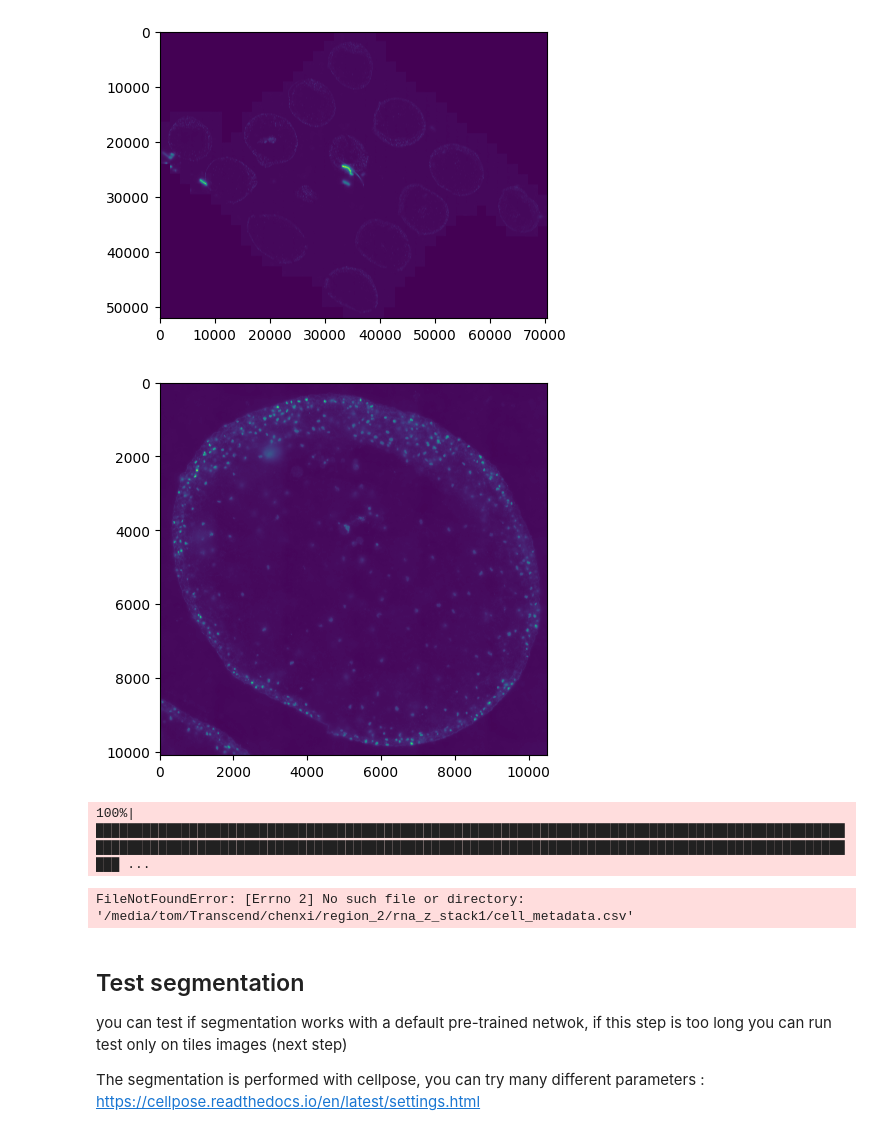
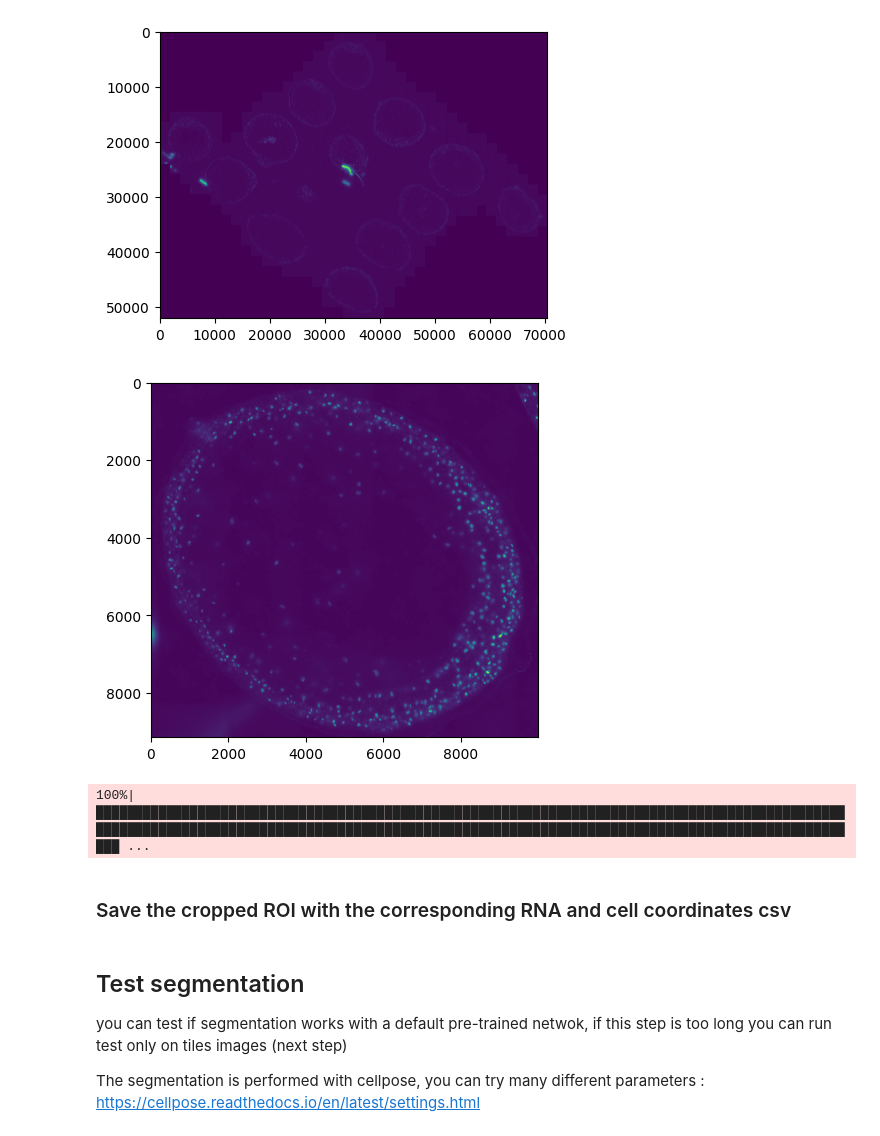
Before and after one commit to tdefa/t_me, a Jupyter notebook: Tutorial chenxi -Vizualization and segmentation.ipynb, the cells around one changed output. Saved outputs shown, nothing was run; the diff lists cells and outputs as text; code cells hidden in the pictures.

```diff
--- a/Tutorial chenxi -Vizualization and segmentation.ipynb
+++ b/Tutorial chenxi -Vizualization and segmentation.ipynb
@@ -35,7 +44,7 @@ To register the spots with this images you have to use the "manifest.json" file
 # %%
 ##### TO COMPLETE WITH YOUR PATH
 
-path_to_region = "/media/tom/Transcend1/chenxi/region_2"
+path_to_region = "/media/tom/Transcend/chenxi/region_1"
 path_to_save_csv_rna = path_to_region + "/rna_z_stack1"
 
 # create the folder to save the registered CSV
@@ -103,17 +113,19 @@ ax.imshow(Cellbound2)
 plt.show()
 # %% [output]
 [figure]
+# %%
+### select the coordinates of the ROI you want
+crop_min_x = 18500
+crop_max_x = 28500
+crop_min_y = 4800
+crop_max_y = 13950
 # %%
-### select the coordinates of the ROI you want
-crop_min_x = 48500
-crop_max_x = 59000
-crop_min_y = 20100
-crop_max_y = 30200
+
 fig, ax = plt.subplots(1, 1, figsize=(5, 5))
 ax.imshow(Cellbound2[crop_min_y:crop_max_y,crop_min_x:crop_max_x])
 plt.show()
 # %% [output]
-[figure, old version]
+[figure, new version]
 # %%
 #### save the cropped images
 path_tiff_folder = Path(path_to_region + "/images")
@@ -127,3 +139,5 @@ for path_tiff in tqdm(list(path_tiff_folder.glob("*_z4.tif"))):
         pass
 # %% [output]
 100%|███████████████████████████████████████████████████████████████████████████████████████████████████████████████████████████████████████████████████████████████████████████████████████████████████ ...
+# %% [markdown]
+### Save the cropped ROI with the corresponding RNA and cell coordinates csv
@@ -130,10 +151,6 @@ for path_tiff in tqdm(list(path_tiff_folder.glob("*_z4.tif"))):
 # %%
 # save the cropped ROI with the corresponding RNA and cell coordinates csv
-limx = crop_max_x - crop_min_x
-limy =  crop_max_y - crop_min_y
-pixel_size = 0.108
-x_key = "global_x"
-y_key = "global_y"
+
 
 for path_csv  in tqdm(list(Path(path_to_save_csv_rna).glob("*z*.csv"))):
     csv = pd.read_csv(path_csv)
@@ -152,8 +169,6 @@ csv_cell = pd.read_csv(path_to_save_csv_rna + "/cell_metadata.csv")
 csv_cell["center_x"] = csv_cell["center_x"] - crop_min_x
 csv_cell["center_y"] = csv_cell["center_y"] - crop_min_y
 csv_cell.to_csv(Path(path_to_save_crop_csv) / f"cell_metadata.csv", index=False)
-# %% [output]
-FileNotFoundError: [Errno 2] No such file or directory: '/media/tom/Transcend/chenxi/region_2/rna_z_stack1/cell_metadata.csv'
 # %% [markdown]
 ## Test segmentation
 you can test if segmentation works with a default pre-trained netwok, if this step is too long you can run test only on tiles images (next step)
```
Also changed, not shown: parts of 25 cells of this notebook.
